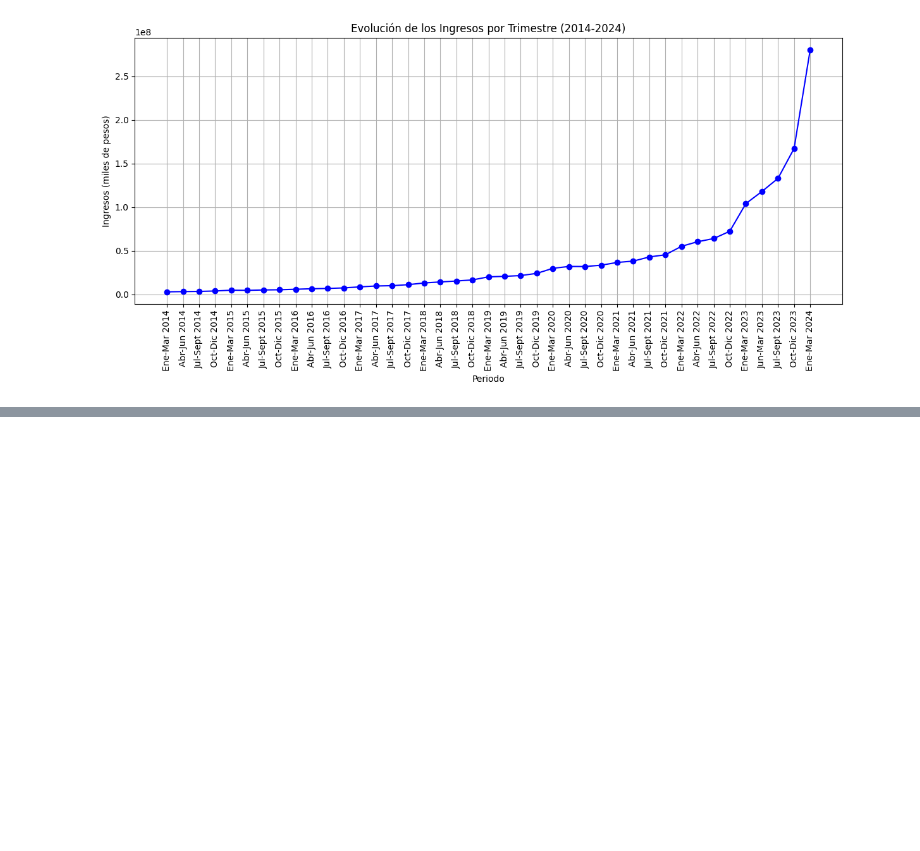
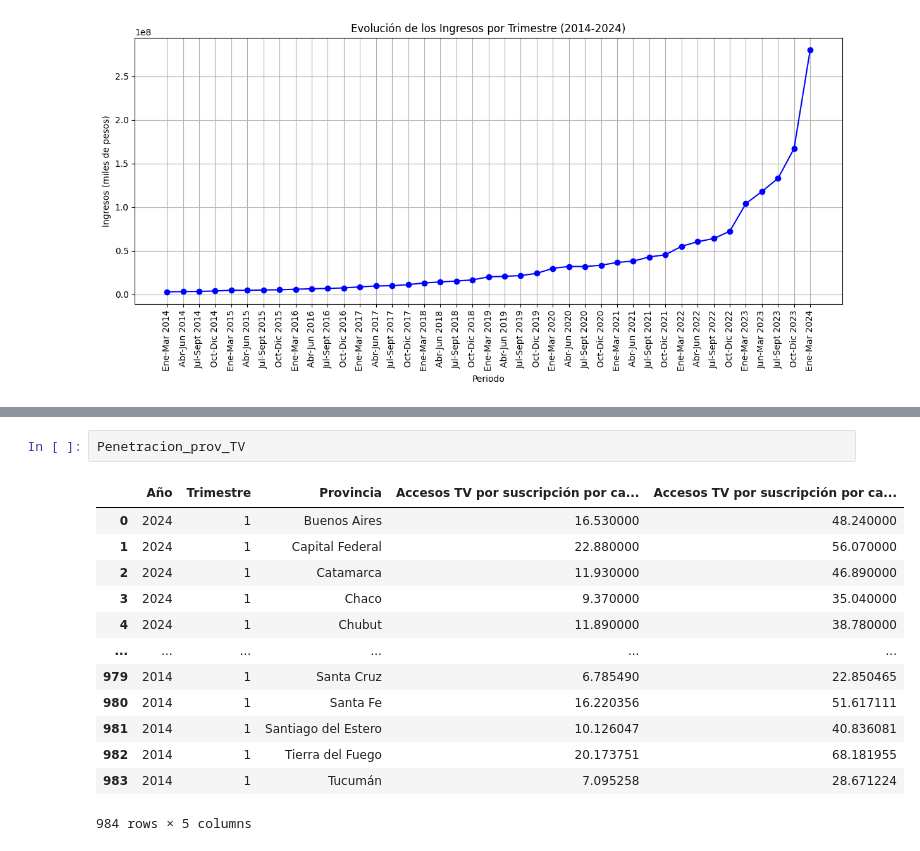
Before and after one commit to Melbutus/Data_Analyst_Telecomunicaciones, a Jupyter notebook: EDA.ipynb, the cells around one changed output, grey strips where cells are left out. Saved outputs shown, nothing was run; the diff lists cells and outputs as text; blank space fills up the shorter version.

```diff
--- a/EDA.ipynb
+++ b/EDA.ipynb
@@ -693,0 +780,16 @@ telefonia_file
+# %%
+Penetracion_prov_TV
+# %% [output]
+|  | Año | Trimestre | Provincia | Accesos TV por suscripción por ca... | Accesos TV por suscripción por ca... |
+| 0 | 2024 | 1 | Buenos Aires | 16.530000 | 48.240000 |
+| 1 | 2024 | 1 | Capital Federal | 22.880000 | 56.070000 |
+| 2 | 2024 | 1 | Catamarca | 11.930000 | 46.890000 |
+| 3 | 2024 | 1 | Chaco | 9.370000 | 35.040000 |
+| 4 | 2024 | 1 | Chubut | 11.890000 | 38.780000 |
+| ... | ... | ... | ... | ... | ... |
+| 979 | 2014 | 1 | Santa Cruz | 6.785490 | 22.850465 |
+| 980 | 2014 | 1 | Santa Fe | 16.220356 | 51.617111 |
+| 981 | 2014 | 1 | Santiago del Estero | 10.126047 | 40.836081 |
+| 982 | 2014 | 1 | Tierra del Fuego | 20.173751 | 68.181955 |
+| 983 | 2014 | 1 | Tucumán | 7.095258 | 28.671224 |
+984 rows × 5 columns
```
Also changed, not shown: parts of 18 cells of this notebook.
